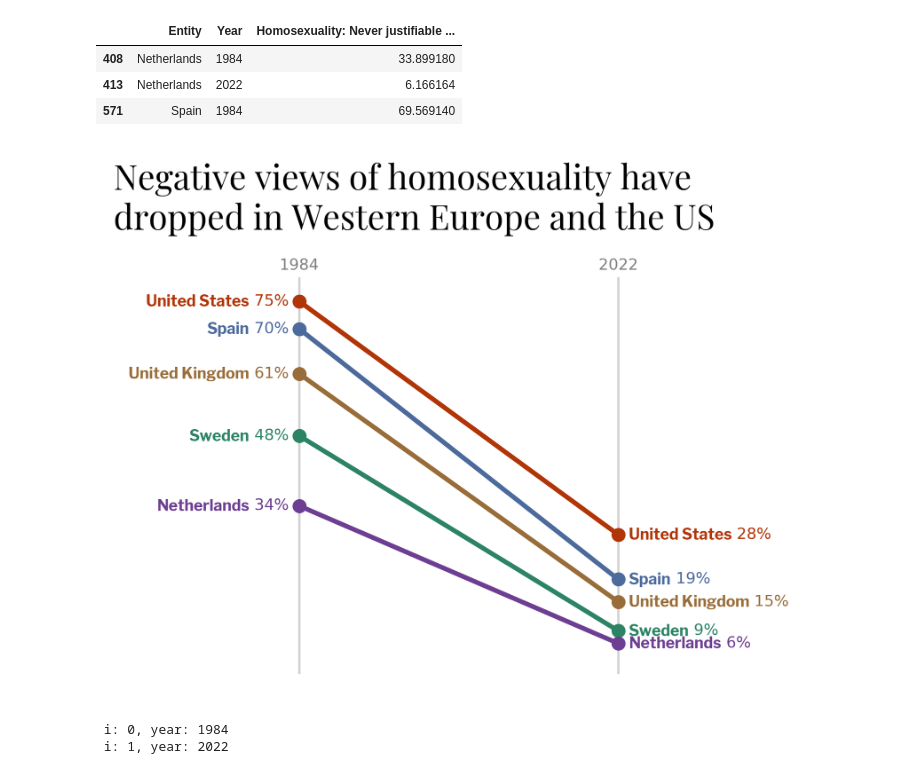
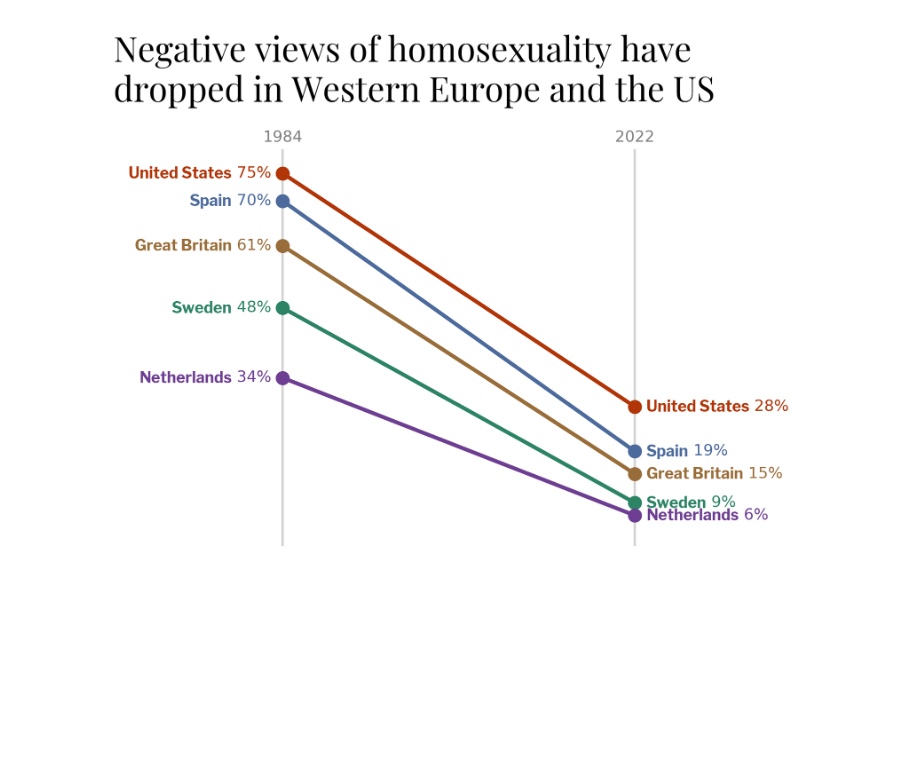
Before and after one commit to ben-baror/decline-in-homophobia-viz, a Jupyter notebook: homophobia_decline_viz.ipynb, the cells around one changed output. Cells and saved outputs as stored; diff of their text form; code cells hidden in the pictures; blank space fills up the shorter version.

Commit message:
changed united kingdom labels to great britain

```diff
--- a/homophobia_decline_viz.ipynb
+++ b/homophobia_decline_viz.ipynb
@@ -6,9 +6,6 @@ from highlight_text import ax_text, fig_text
 
 df = pd.read_csv('share-of-people-who-think-homosexuality-is-never-justified.csv')
 # %%
-# Create a subset of countries and years from the viz
-df = (df.loc[(df['Entity'].isin(countries)) & (df['Year'].isin(years)),
- ['Entity','Year','Homosexuality: Never justifiable (aggregate)']])
 
 countries = {'United States': '#b13507',
         'Spain': '#4c6a9c',
@@ -22,12 +19,9 @@ fonts = {'title' : load_google_font('Playfair Display'),
          'labels_reg': load_google_font('Libre Franklin'),
          'labels_bold': load_google_font('Libre Franklin', weight = 'bold')}
 
-df.head(3)
+# Create a subset of countries and years from the viz
+df = (df.loc[(df['Entity'].isin(countries)) & (df['Year'].isin(years)),
+ ['Entity','Year','Homosexuality: Never justifiable (aggregate)']])
-# %% [output]
-|  | Entity | Year | Homosexuality: Never justifiable ... |
-| 408 | Netherlands | 1984 | 33.899180 |
-| 413 | Netherlands | 2022 | 6.166164 |
-| 571 | Spain | 1984 | 69.569140 |
 # %%
 fig, ax = plt.subplots(dpi = 300, layout = 'tight')
 
@@ -38,42 +32,44 @@ for country in countries:
     ax.plot(years,
             [past, present],
            color = countries[country],
-           linewidth = 3,
+           linewidth = 2.5,
            marker = 'o', markersize = 8)
 
     ax_text(x = years[0] - 1.25, y = past,
-           s = f'<{country}> {round(float(past.iloc[0]))}%',
+            s = (f'<{country}> {round(float(past.iloc[0]))}%' if country != 'United Kingdom'
+                 else f'<Great Britain> {round(float(past.iloc[0]))}%'),
            highlight_textprops= [{'font' : fonts['labels_bold']}],
             ha = 'right', va = 'center',
             color = countries[country])
 
     ax_text(x = years[1] + 1.25, y = present,
-            s = f'<{country}> {round(float(present.iloc[0]))}%',
+            s = (f'<{country}> {round(float(present.iloc[0]))}%' if country != 'United Kingdom'
+                 else f'<Great Britain> {round(float(present.iloc[0]))}%'),
             highlight_textprops= [{'font' : fonts['labels_bold']}],
             ha = 'left', va = 'center',
             color = countries[country])
 
 for year in years:
     ax.vlines(x = year,
             ymin = 0, ymax = 80, color = 'lightgrey', zorder = 0)
 
 
 
 fig_text(x = 0.025, y = 1.02, s = 'Negative views of homosexuality have\ndropped in Western Europe and the US',
          font = fonts['title'], fontsize = 22)
 
 q = """Note: This shows the share of people who gave a response between 1-4 on a 1-10 scale
 to the question: "Please tell me whether you think homosexuality can always be justified, never be justified,
 or sometihng in between
 
 Data source: Integrated Values Surveys (2024)"""
 
 ax.tick_params(axis = 'x', length = 0, labeltop=True, labelbottom = False, pad = -10, labelcolor = 'grey')
 ax.spines[:].set_visible(False)
 ax.set_yticks([])
 ax.set_xticks(years)
 plt.show()
 # %% [output]
-[figure, old version]
+[figure, new version]
 # %%
 # add footer
@@ -81,6 +79,0 @@ plt.show()
-# %%
-for i, year in enumerate(years):
-    print(f' i: {i}, year: {year}')
-# %% [output]
- i: 0, year: 1984
- i: 1, year: 2022
```
Also changed, not shown: parts of 1 cell of this notebook.
